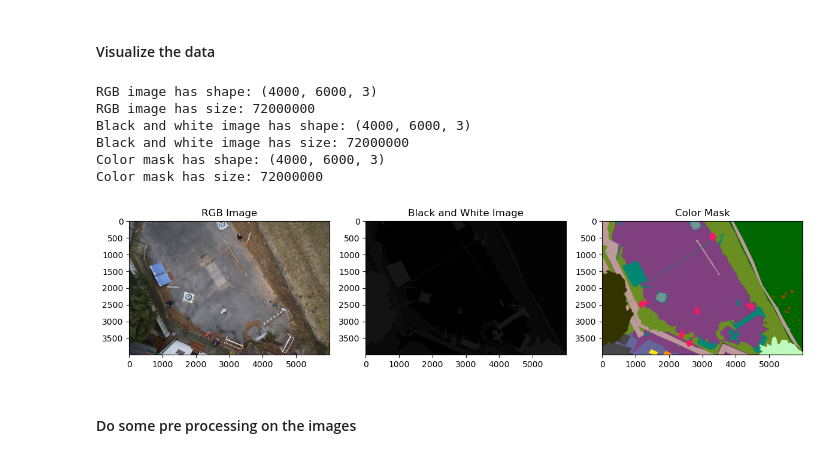
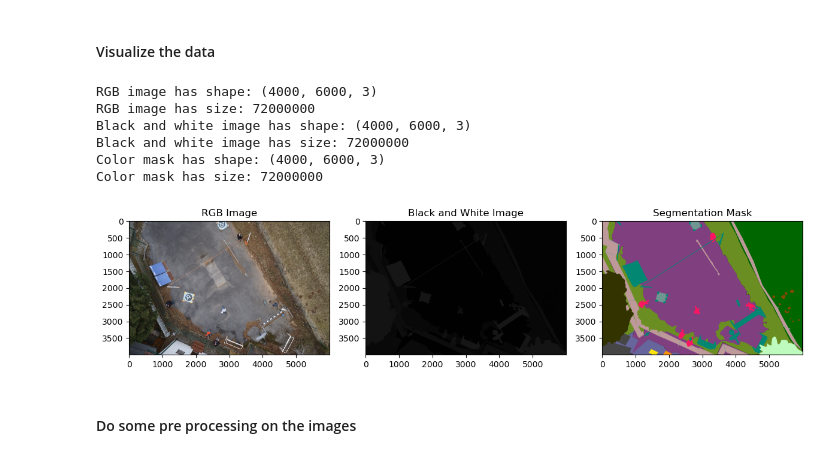
Before and after one commit to DonMMK/aerial-semantic-segmentation, a Jupyter notebook: U_net_model.ipynb, the cells around one changed output. Saved outputs shown, nothing was run; the diff lists cells and outputs as text; code cells hidden in the pictures.

```diff
--- a/U_net_model.ipynb
+++ b/U_net_model.ipynb
@@ -120,35 +120,35 @@ print("Black and white image has size:", bw_image.size)
 print("Color mask has shape:", color_mask.shape)
 print("Color mask has size:", color_mask.size)
 
 
 # Create a figure with subplots to display the images
 fig, axes = plt.subplots(1, 3, figsize=(12, 4))
 
 # Plot RGB image
 axes[0].imshow(cv2.cvtColor(rgb_image, cv2.COLOR_BGR2RGB))
 axes[0].set_title("RGB Image")
 
 # Plot black and white image
 axes[1].imshow(cv2.cvtColor(bw_image, cv2.COLOR_BGR2RGB))
 axes[1].set_title("Black and White Image")
 
 # Plot color mask
 axes[2].imshow(cv2.cvtColor(color_mask, cv2.COLOR_BGR2RGB))
-axes[2].set_title("Color Mask")
+axes[2].set_title("Segmentation Mask")
 
 # Adjust spacing between subplots
 plt.tight_layout()
 
 # Show the plot
 plt.show()
 # %% [output]
 RGB image has shape: (4000, 6000, 3)
 RGB image has size: 72000000
 Black and white image has shape: (4000, 6000, 3)
 Black and white image has size: 72000000
 Color mask has shape: (4000, 6000, 3)
 Color mask has size: 72000000
-[figure, old version]
+[figure, new version]
 # %% [markdown]
 #### Do some pre processing on the images
 # %%
```
Also changed, not shown: parts of 11 cells of this notebook.
